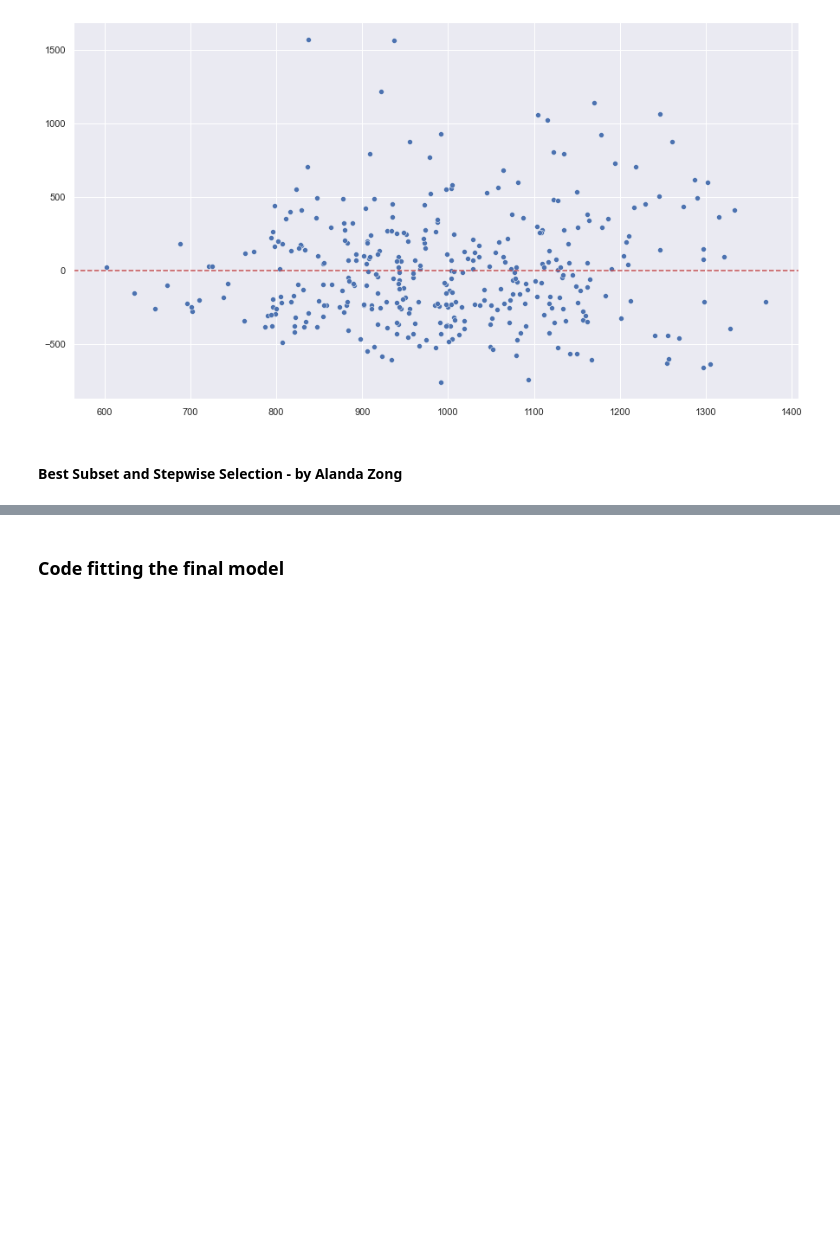
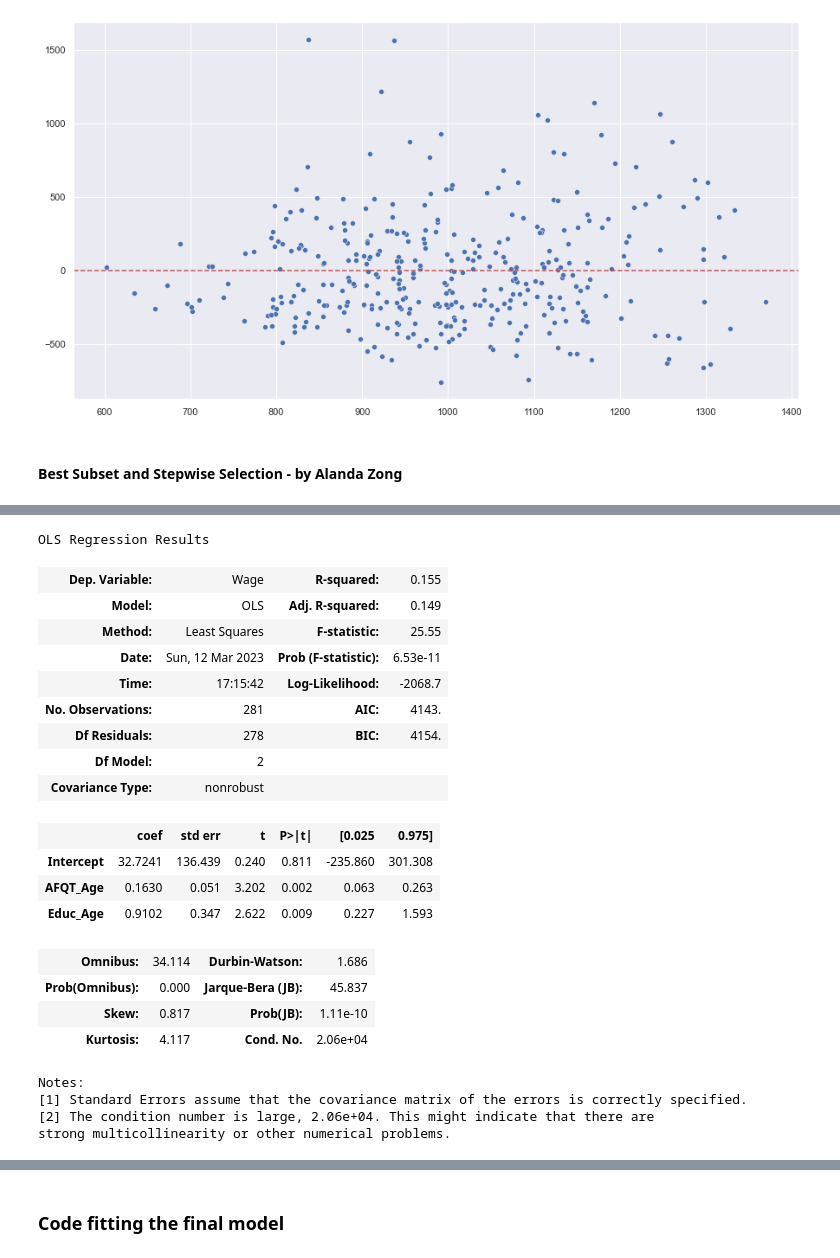
Before and after one commit to alandaz/DataScienceRepo, a Jupyter notebook: Project Code Template.ipynb, the cells around one changed output, grey strips where cells are left out. Cells and saved outputs as stored; diff of their text form; code cells hidden in the pictures; blank space fills up the shorter version.

```diff
--- a/Project Code Template.ipynb
+++ b/Project Code Template.ipynb
@@ -457,0 +610,2 @@ We then use forward stepwise selection to create another model that includes all
+# %%
+models_best = forward_selection()
@@ -457,0 +633,28 @@ We then use forward stepwise selection to create another model that includes all
+# %%
+#BIC says 2 predictors
+
+best_fwd_reg_model = models_best['model'][2]
+best_fwd_reg_model.summary()
+# %% [output]
+OLS Regression Results
+| Dep. Variable: | Wage | R-squared: | 0.155 |
+| Model: | OLS | Adj. R-squared: | 0.149 |
+| Method: | Least Squares | F-statistic: | 25.55 |
+| Date: | Sun, 12 Mar 2023 | Prob (F-statistic): | 6.53e-11 |
+| Time: | 17:15:42 | Log-Likelihood: | -2068.7 |
+| No. Observations: | 281 | AIC: | 4143. |
+| Df Residuals: | 278 | BIC: | 4154. |
+| Df Model: | 2 |  |  |
+| Covariance Type: | nonrobust |  |  |
+|  | coef | std err | t | P>|t| | [0.025 | 0.975] |
+| Intercept | 32.7241 | 136.439 | 0.240 | 0.811 | -235.860 | 301.308 |
+| AFQT_Age | 0.1630 | 0.051 | 3.202 | 0.002 | 0.063 | 0.263 |
+| Educ_Age | 0.9102 | 0.347 | 2.622 | 0.009 | 0.227 | 1.593 |
+| Omnibus: | 34.114 | Durbin-Watson: | 1.686 |
+| Prob(Omnibus): | 0.000 | Jarque-Bera (JB): | 45.837 |
+| Skew: | 0.817 | Prob(JB): | 1.11e-10 |
+| Kurtosis: | 4.117 | Cond. No. | 2.06e+04 |
+Notes:
+[1] Standard Errors assume that the covariance matrix of the errors is correctly specified.
+[2] The condition number is large, 2.06e+04. This might indicate that there are
+strong multicollinearity or other numerical problems.
```
Also changed, not shown: parts of 24 cells of this notebook.
